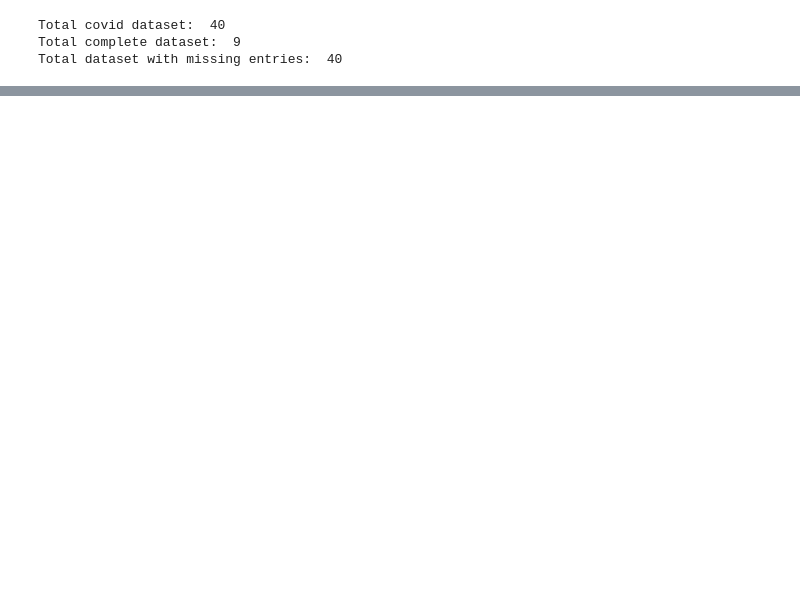
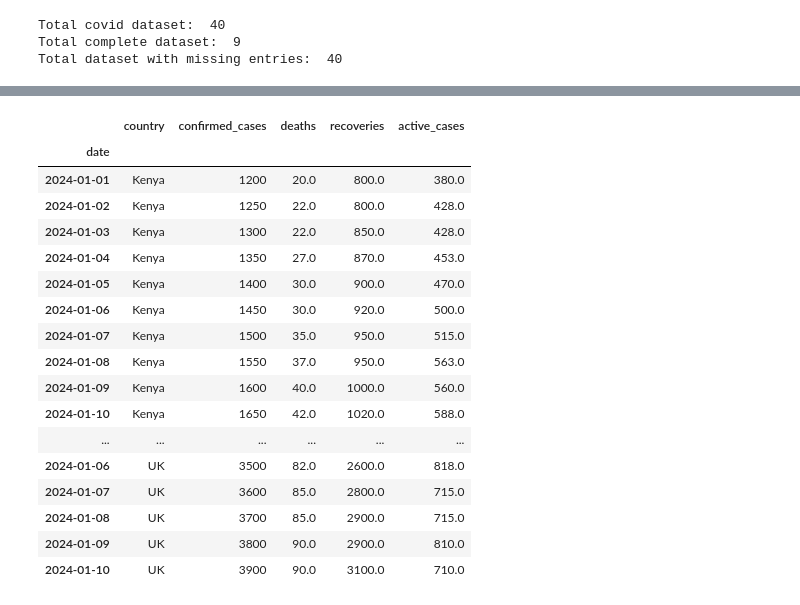
Before and after one commit to Majok-Bol/covid_data, a Jupyter notebook: covid_data_analytics.ipynb, the cells around one changed output, grey strips where cells are left out. Drawn from its saved outputs; the diff is of its cells as text; code cells hidden in the pictures; blank space fills up the shorter version.

```diff
--- a/covid_data_analytics.ipynb
+++ b/covid_data_analytics.ipynb
@@ -156,0 +125,5 @@ complete_covid_data
+# %%
+covid_data[["deaths", "recoveries"]] = (
+   covid_data.groupby("country")[["deaths", "recoveries"]]
+      .ffill()
+)
@@ -156,0 +151,26 @@ complete_covid_data
+# %%
+covid_data["active_cases"] = (
+   covid_data["confirmed_cases"]
+    - covid_data["deaths"]
+    - covid_data["recoveries"]
+)
+covid_data
+# %% [output]
+|  | country | confirmed_cases | deaths | recoveries | active_cases |
+| date |  |  |  |  |  |
+| 2024-01-01 | Kenya | 1200 | 20.0 | 800.0 | 380.0 |
+| 2024-01-02 | Kenya | 1250 | 22.0 | 800.0 | 428.0 |
+| 2024-01-03 | Kenya | 1300 | 22.0 | 850.0 | 428.0 |
+| 2024-01-04 | Kenya | 1350 | 27.0 | 870.0 | 453.0 |
+| 2024-01-05 | Kenya | 1400 | 30.0 | 900.0 | 470.0 |
+| 2024-01-06 | Kenya | 1450 | 30.0 | 920.0 | 500.0 |
+| 2024-01-07 | Kenya | 1500 | 35.0 | 950.0 | 515.0 |
+| 2024-01-08 | Kenya | 1550 | 37.0 | 950.0 | 563.0 |
+| 2024-01-09 | Kenya | 1600 | 40.0 | 1000.0 | 560.0 |
+| 2024-01-10 | Kenya | 1650 | 42.0 | 1020.0 | 588.0 |
+| ... | ... | ... | ... | ... | ... |
+| 2024-01-06 | UK | 3500 | 82.0 | 2600.0 | 818.0 |
+| 2024-01-07 | UK | 3600 | 85.0 | 2800.0 | 715.0 |
+| 2024-01-08 | UK | 3700 | 85.0 | 2900.0 | 715.0 |
+| 2024-01-09 | UK | 3800 | 90.0 | 2900.0 | 810.0 |
+| 2024-01-10 | UK | 3900 | 90.0 | 3100.0 | 710.0 |
```
Also changed, not shown: parts of 6 cells of this notebook.
